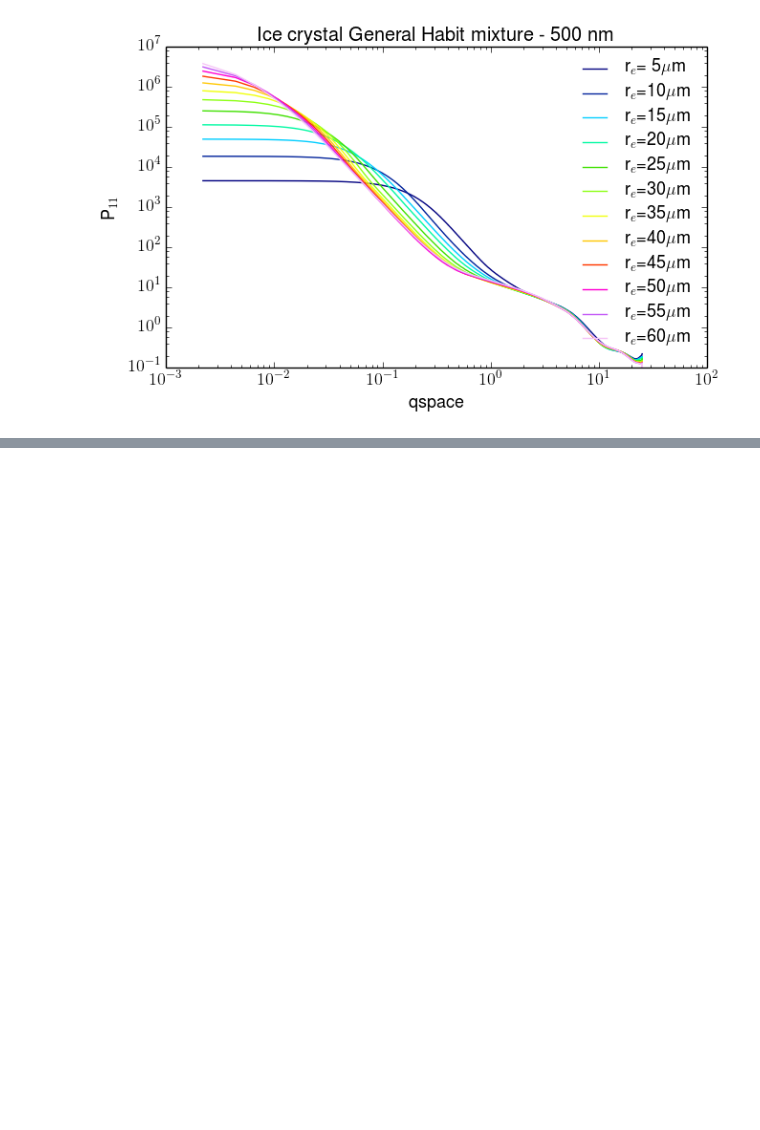
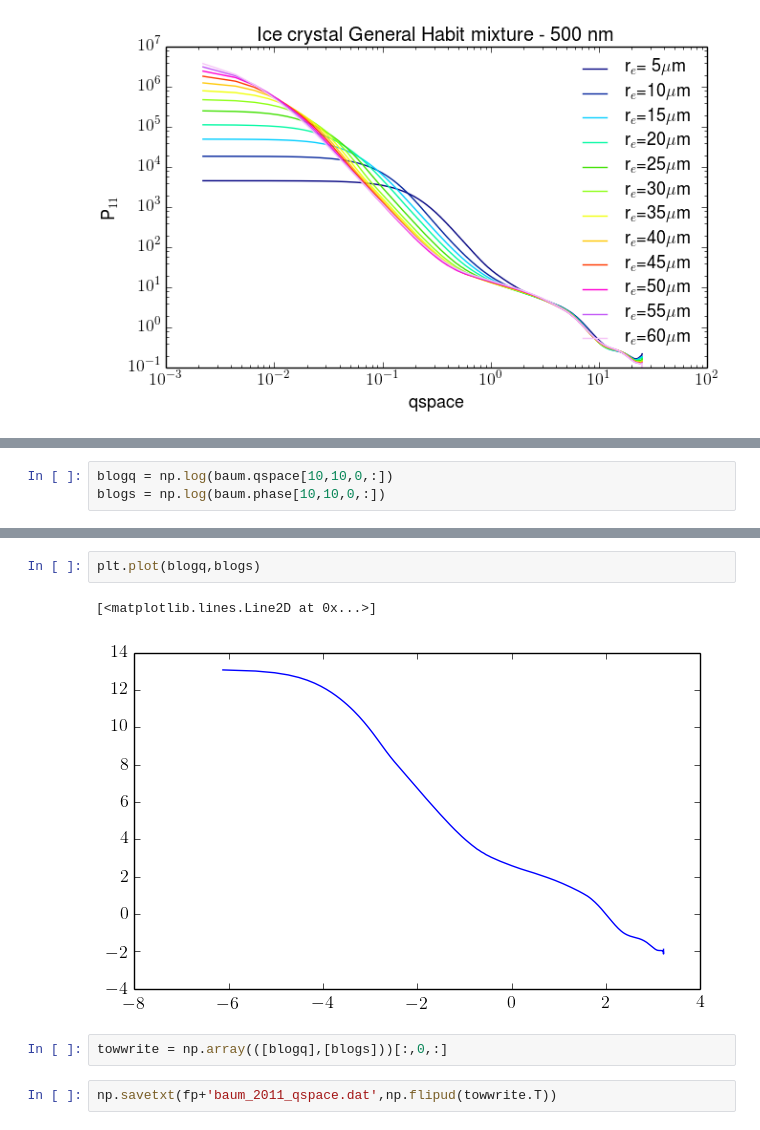
Before and after one commit to samuelleblanc/python_codes, a Jupyter notebook: qspace_scattering.ipynb, the cells around one changed output, grey strips where cells are left out. Saved outputs shown, nothing was run; the diff lists cells and outputs as text; blank space fills up the shorter version.

```diff
--- a/qspace_scattering.ipynb
+++ b/qspace_scattering.ipynb
@@ -112,0 +133,3 @@ plt.savefig(fp+'baum_2011_qspace_500nm.png',dpi=600,transparent=True)
+# %%
+blogq = np.log(baum.qspace[10,10,0,:])
+blogs = np.log(baum.phase[10,10,0,:])
@@ -112,0 +141,9 @@ plt.savefig(fp+'baum_2011_qspace_500nm.png',dpi=600,transparent=True)
+# %%
+plt.plot(blogq,blogs)
+# %% [output]
+[<matplotlib.lines.Line2D at 0x...>]
+[figure, added]
+# %%
+towwrite = np.array(([blogq],[blogs]))[:,0,:]
+# %%
+np.savetxt(fp+'baum_2011_qspace.dat',np.flipud(towwrite.T))
```
Also changed, not shown: parts of 13 cells of this notebook, 1 other file.
